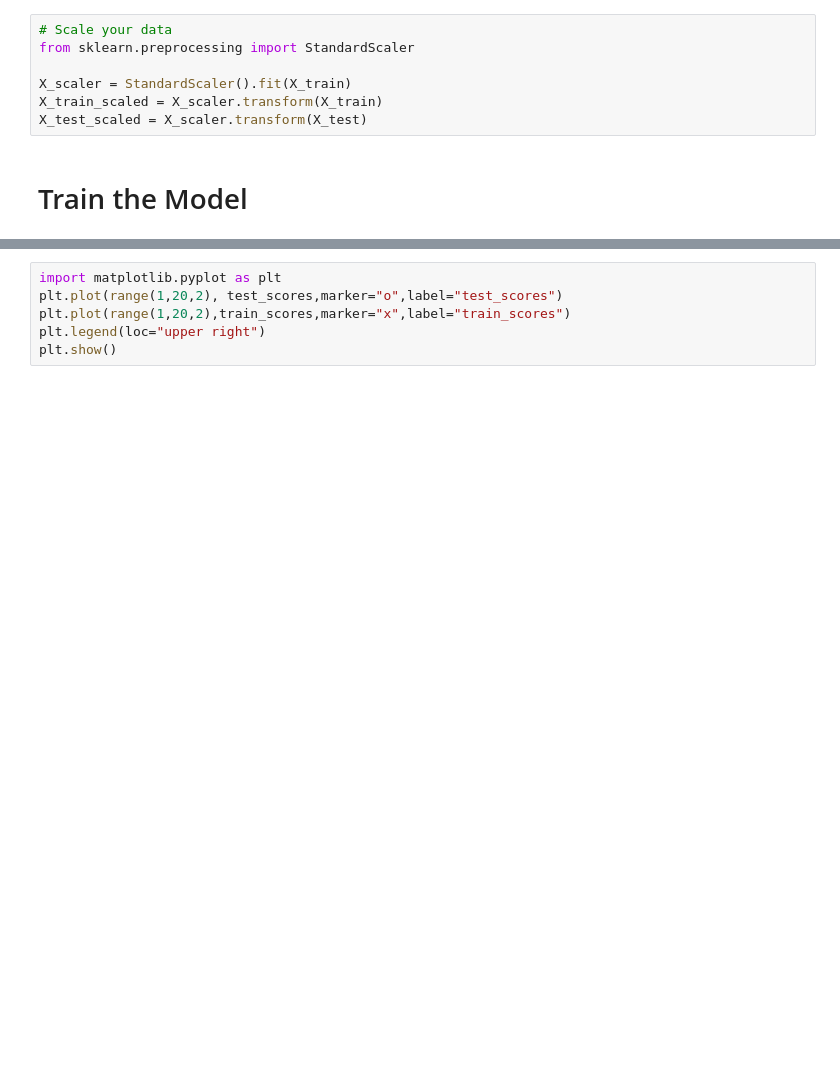
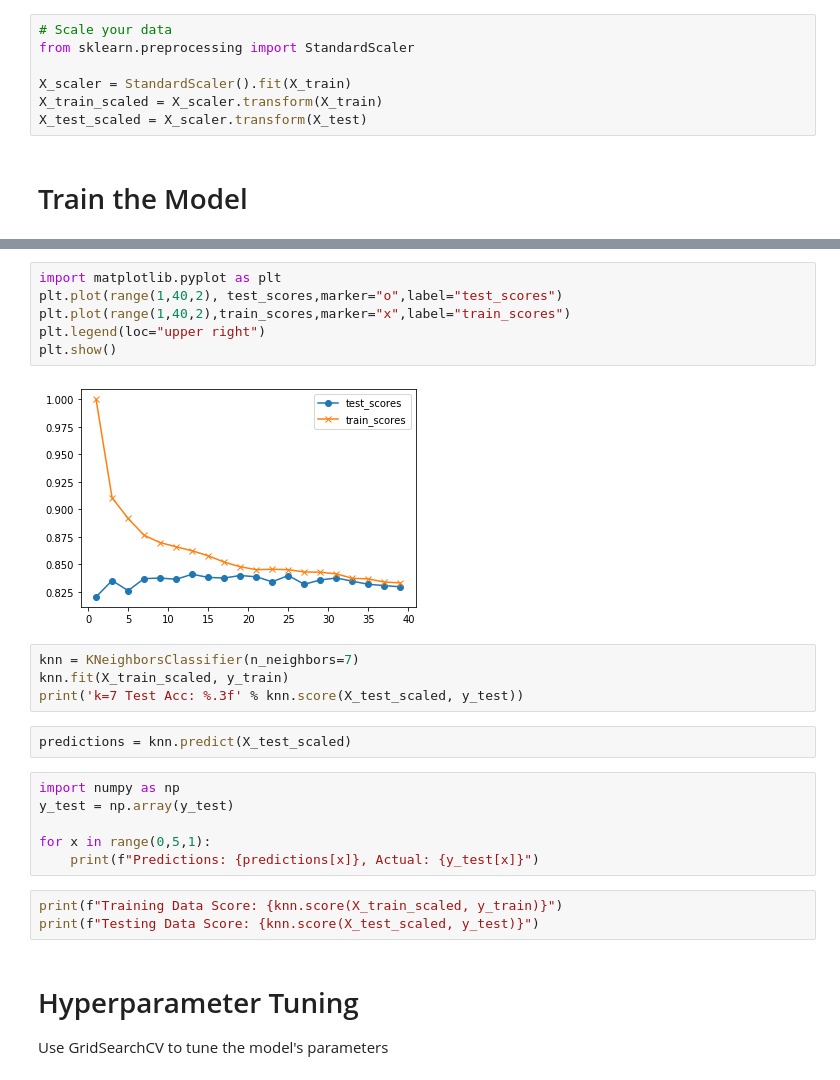
Before and after one commit to SergioGL8/Machine-Learning-challenge, a Jupyter notebook: starter_code/KNN.ipynb, the cells around one changed output, grey strips where cells are left out. Cells and saved outputs as stored; diff of their text form; blank space fills up the shorter version.

```diff
--- a/starter_code/KNN.ipynb
+++ b/starter_code/KNN.ipynb
@@ -130,6 +151,27 @@ for k in range(1,40,2):
 # %%
 import matplotlib.pyplot as plt
-plt.plot(range(1,20,2), test_scores,marker="o",label="test_scores")
-plt.plot(range(1,20,2),train_scores,marker="x",label="train_scores")
+plt.plot(range(1,40,2), test_scores,marker="o",label="test_scores")
+plt.plot(range(1,40,2),train_scores,marker="x",label="train_scores")
 plt.legend(loc="upper right")
 plt.show()
+# %% [output]
+[figure, added]
+# %%
+knn = KNeighborsClassifier(n_neighbors=7)
+knn.fit(X_train_scaled, y_train)
+print('k=7 Test Acc: %.3f' % knn.score(X_test_scaled, y_test))
+# %%
+predictions = knn.predict(X_test_scaled)
+# %%
+import numpy as np
+y_test = np.array(y_test)
+
+for x in range(0,5,1):
+    print(f"Predictions: {predictions[x]}, Actual: {y_test[x]}")
+# %%
+print(f"Training Data Score: {knn.score(X_train_scaled, y_train)}")
+print(f"Testing Data Score: {knn.score(X_test_scaled, y_test)}")
+# %% [markdown]
+# Hyperparameter Tuning
+
+Use GridSearchCV to tune the model's parameters
```
Also changed, not shown: parts of 7 cells of this notebook.
